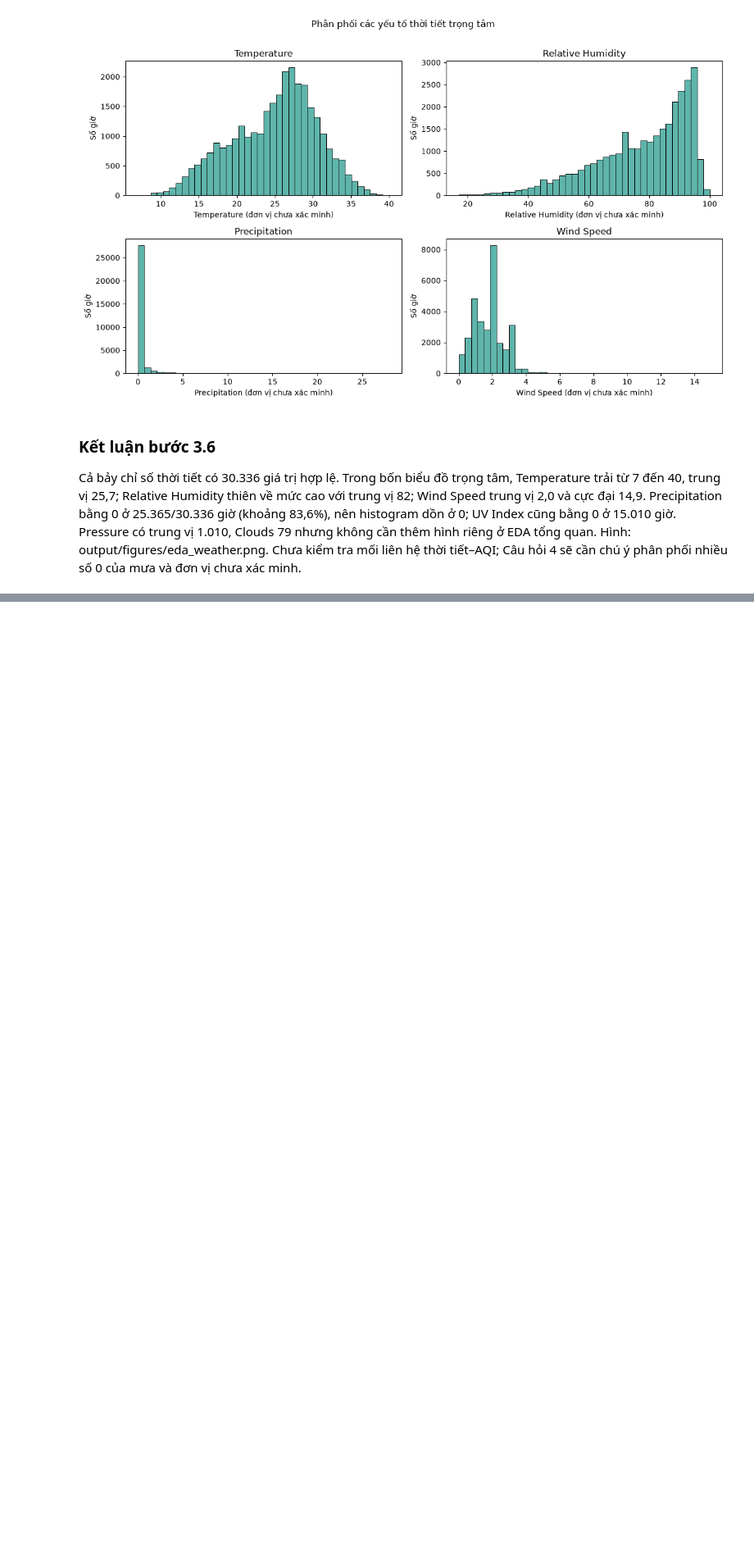
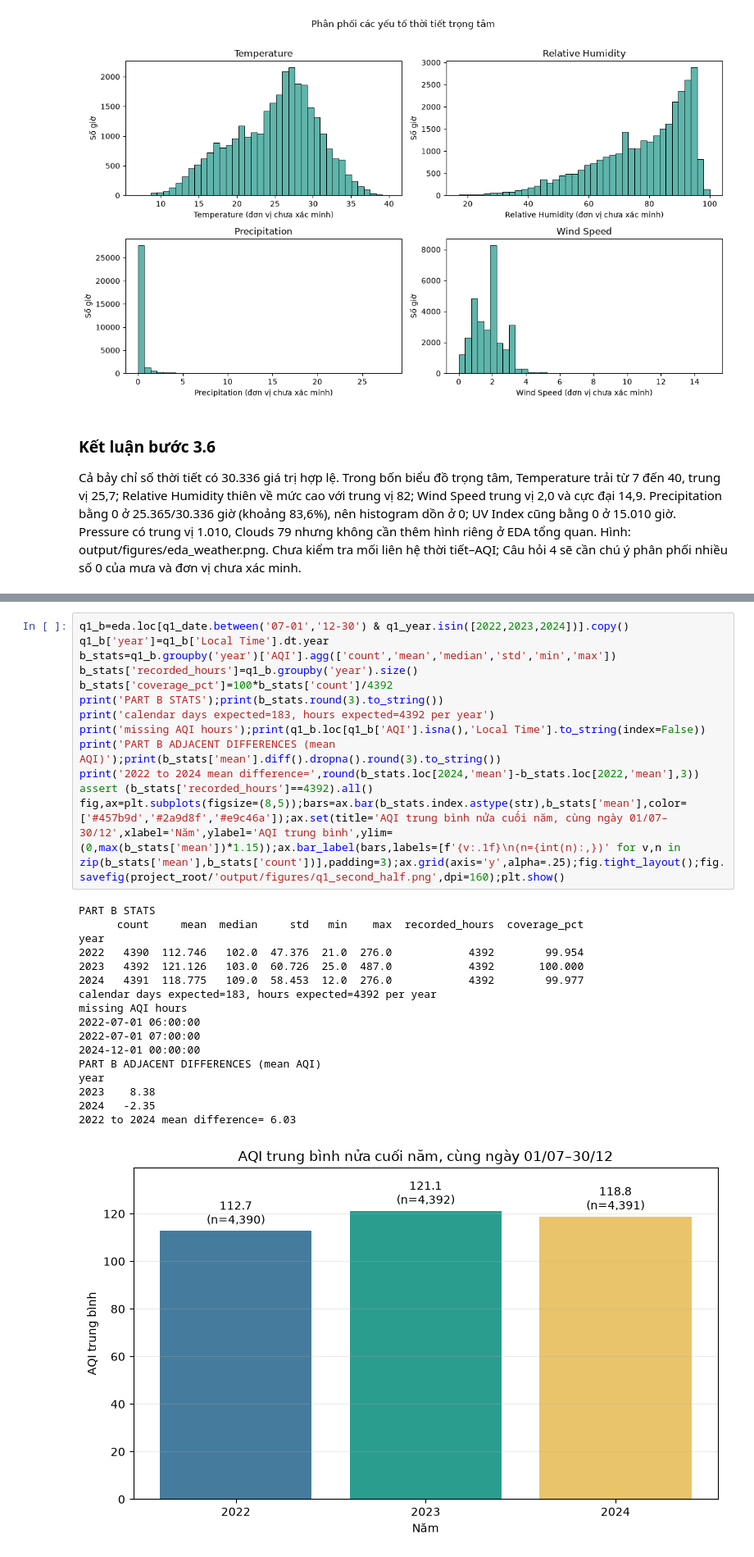
Before and after one commit to FanTien/Data-Analysis-Final, a Jupyter notebook: notebooks/01_AQI_Data_Analysis.ipynb, the cells around one changed output, grey strips where cells are left out. Shown at 82% size. Saved outputs shown, nothing was run; the diff lists cells and outputs as text; blank space fills up the shorter version.

```diff
--- a/notebooks/01_AQI_Data_Analysis.ipynb
+++ b/notebooks/01_AQI_Data_Analysis.ipynb
@@ -1113,0 +1174,31 @@ Cả bảy chỉ số thời tiết có 30.336 giá trị hợp lệ. Trong bố
+# %%
+q1_b=eda.loc[q1_date.between('07-01','12-30') & q1_year.isin([2022,2023,2024])].copy()
+q1_b['year']=q1_b['Local Time'].dt.year
+b_stats=q1_b.groupby('year')['AQI'].agg(['count','mean','median','std','min','max'])
+b_stats['recorded_hours']=q1_b.groupby('year').size()
+b_stats['coverage_pct']=100*b_stats['count']/4392
+print('PART B STATS');print(b_stats.round(3).to_string())
+print('calendar days expected=183, hours expected=4392 per year')
+print('missing AQI hours');print(q1_b.loc[q1_b['AQI'].isna(),'Local Time'].to_string(index=False))
+print('PART B ADJACENT DIFFERENCES (mean AQI)');print(b_stats['mean'].diff().dropna().round(3).to_string())
+print('2022 to 2024 mean difference=',round(b_stats.loc[2024,'mean']-b_stats.loc[2022,'mean'],3))
+assert (b_stats['recorded_hours']==4392).all()
+fig,ax=plt.subplots(figsize=(8,5));bars=ax.bar(b_stats.index.astype(str),b_stats['mean'],color=['#457b9d','#2a9d8f','#e9c46a']);ax.set(title='AQI trung bình nửa cuối năm, cùng ngày 01/07–30/12',xlabel='Năm',ylabel='AQI trung bình',ylim=(0,max(b_stats['mean'])*1.15));ax.bar_label(bars,labels=[f'{v:.1f}\n(n={int(n):,})' for v,n in zip(b_stats['mean'],b_stats['count'])],padding=3);ax.grid(axis='y',alpha=.25);fig.tight_layout();fig.savefig(project_root/'output/figures/q1_second_half.png',dpi=160);plt.show()
+# %% [output]
+PART B STATS
+      count     mean  median     std   min    max  recorded_hours  coverage_pct
+year
+2022   4390  112.746   102.0  47.376  21.0  276.0            4392        99.954
+2023   4392  121.126   103.0  60.726  25.0  487.0            4392       100.000
+2024   4391  118.775   109.0  58.453  12.0  276.0            4392        99.977
+calendar days expected=183, hours expected=4392 per year
+missing AQI hours
+2022-07-01 06:00:00
+2022-07-01 07:00:00
+2024-12-01 00:00:00
+PART B ADJACENT DIFFERENCES (mean AQI)
+year
+2023    8.38
+2024   -2.35
+2022 to 2024 mean difference= 6.03
+[figure, added]
```
Also changed, not shown: parts of 105 cells of this notebook, 19 other files.
